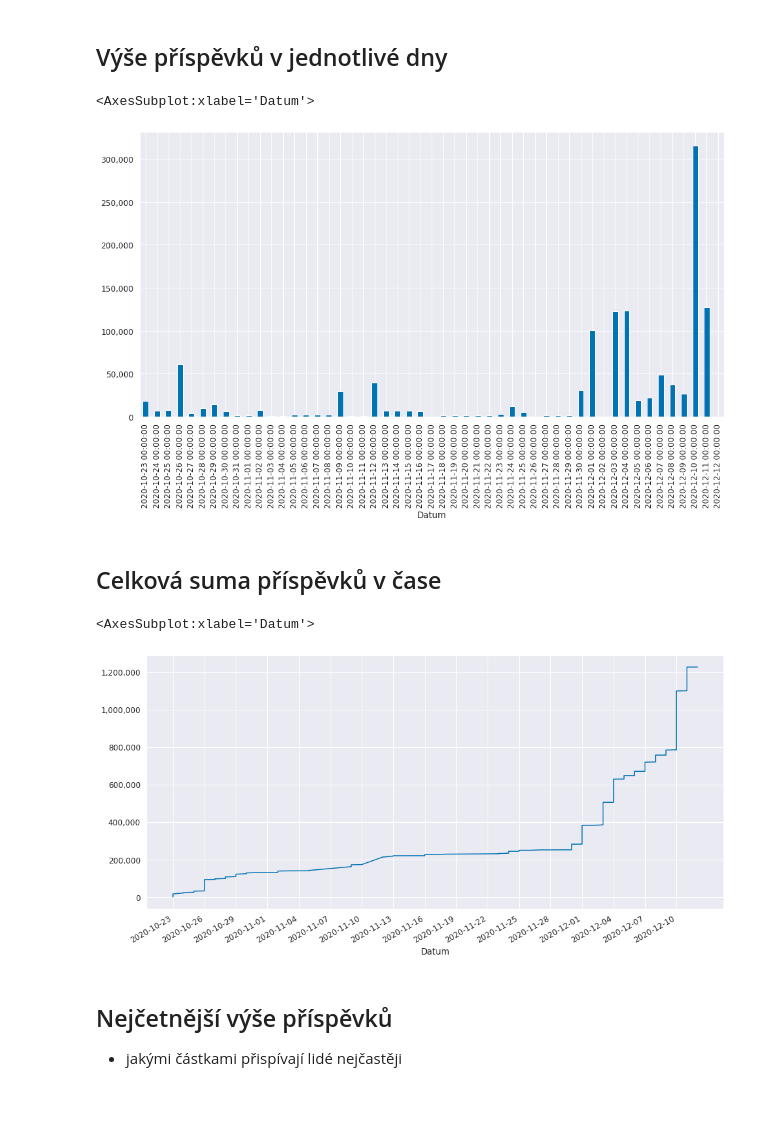
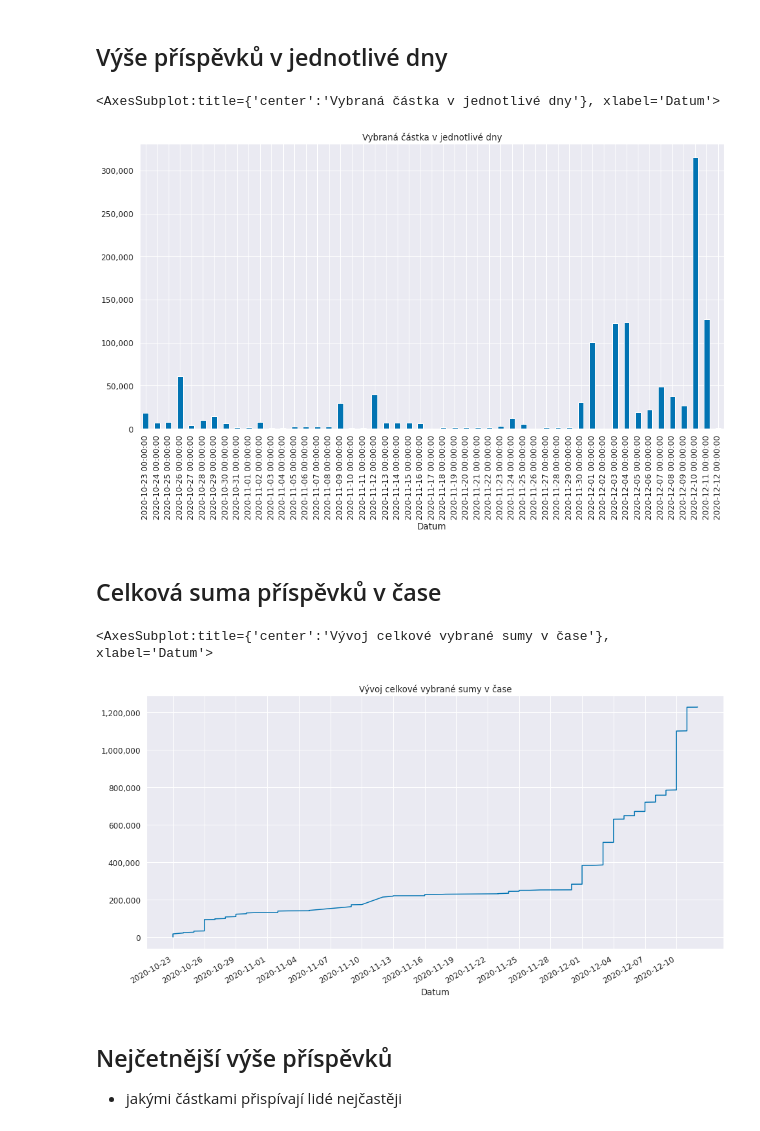
Before and after one commit to matr01/jupyter-hello, a Jupyter notebook: lide-pro.ipynb, the cells around one changed output. Cells and saved outputs as stored; diff of their text form; code cells hidden in the pictures; blank space fills up the shorter version.

```diff
--- a/lide-pro.ipynb
+++ b/lide-pro.ipynb
@@ -67,29 +67,29 @@ tx.describe()
 # %% [markdown]
 ## Výše příspěvků v jednotlivé dny
 # %%
-# contributions by days
+# contributions by days (+ filling the gaps)
 cbd = tx['Částka'].groupby('Datum').sum().resample("1d").pad()
 
 plt.ticklabel_format(style = 'plain')
 ax = plt.gca()
 ax.yaxis.set_major_formatter(matplotlib.ticker.FuncFormatter(lambda x, p: format(int(x), ',')))
 
-cbd.plot(kind='bar', ax=ax)
+cbd.plot(kind='bar', ax=ax, title='Vybraná částka v jednotlivé dny')
 # %% [output]
-<AxesSubplot:xlabel='Datum'>
+<AxesSubplot:title={'center':'Vybraná částka v jednotlivé dny'}, xlabel='Datum'>
-[figure, old version]
+[figure, new version]
 # %% [markdown]
 ## Celková suma příspěvků v čase
 # %%
 f = plt.figure()
 plt.ticklabel_format(style = 'plain')
 ax = plt.gca()
 ax.yaxis.set_major_formatter(matplotlib.ticker.FuncFormatter(lambda x, p: format(int(x), ',')))
 
-tx['Částka'].cumsum().plot(ax=ax, xticks=cbd.index[::3])
+tx['Částka'].cumsum().plot(ax=ax, xticks=cbd.index[::3], title='Vývoj celkové vybrané sumy v čase')
 # %% [output]
-<AxesSubplot:xlabel='Datum'>
+<AxesSubplot:title={'center':'Vývoj celkové vybrané sumy v čase'}, xlabel='Datum'>
-[figure, old version]
+[figure, new version]
 # %% [markdown]
 ## Nejčetnější výše příspěvků
 
```
Also changed, not shown: parts of 9 cells of this notebook.
